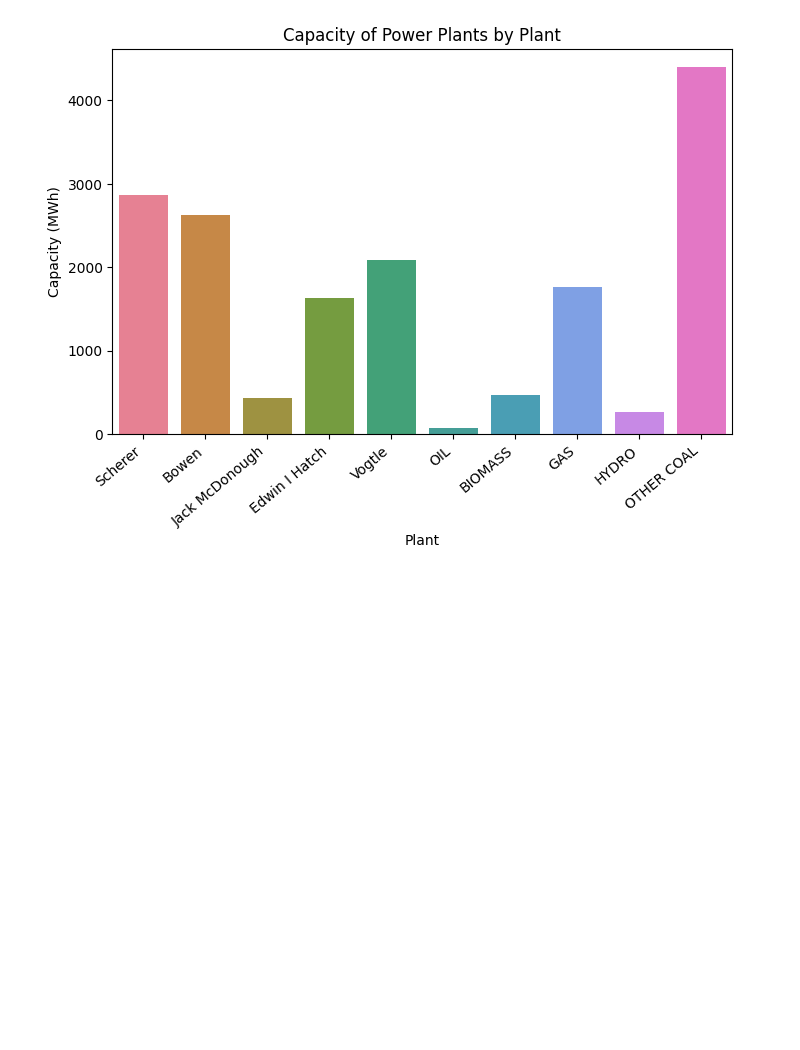
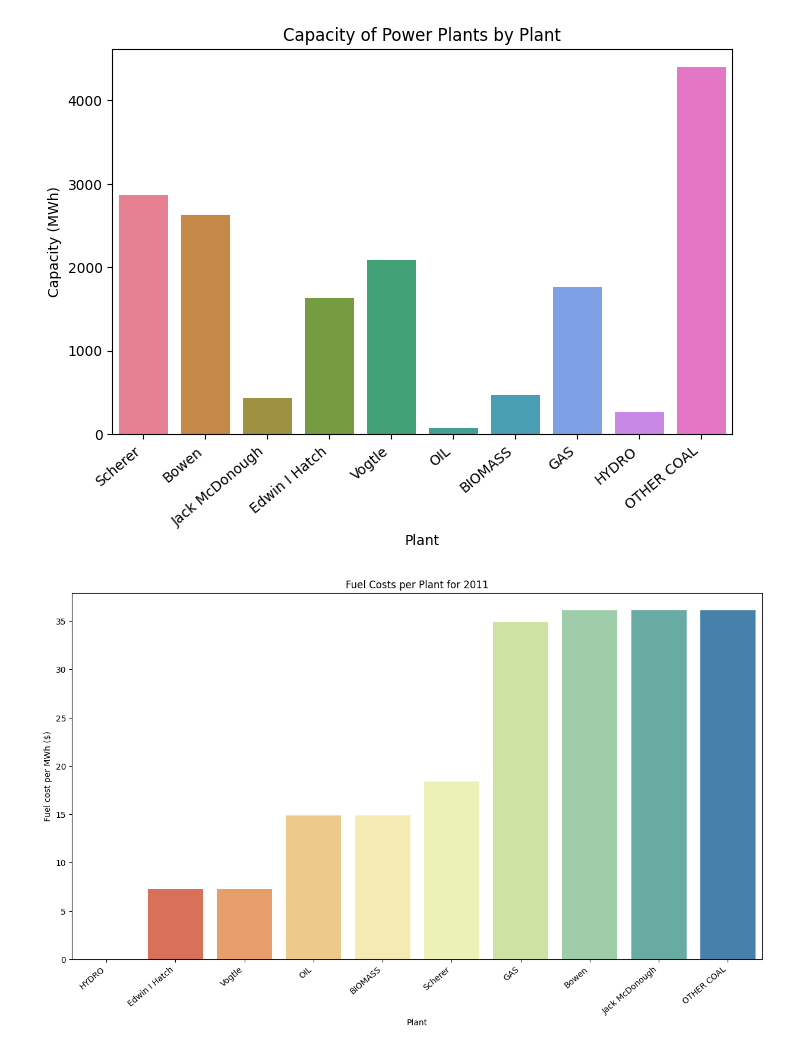
Before and after one commit to EthanFajnkuchen/generation-schedule-optimization, a Jupyter notebook: final_project.ipynb, the cells around one changed output. Drawn from its saved outputs; the diff is of its cells as text; code cells hidden in the pictures; blank space fills up the shorter version.

Commit message:
add fuel costs

```diff
--- a/final_project.ipynb
+++ b/final_project.ipynb
@@ -138,6 +138,7 @@ df_power_plant_infos
 P = set(df_power_plant_infos['Plant'].unique())
 type_power_plant = df_power_plant_infos.set_index('Plant').PlantType.to_dict()
 P_N = set([i for i in P if type_power_plant[i]=='NUCLEAR'])
+fuel_type = df_power_plant_infos.set_index('Plant').FuelType.to_dict()   # fuel type for each plant
 # %%
 df_type_power_plant = pd.DataFrame(list(type_power_plant.items()), columns=['Plant', 'PlantType'])
 
@@ -176,3 +177,37 @@ capacity_plot.set_title('Capacity of Power Plants by Plant')
 plt.show()
 # %% [output]
 [figure]
+# %%
+df_fuel_costs = pd.read_csv('./fuel_costs.csv')
+
+# read the fuel costs and transform it from fuel-type to plant-name
+f = {i: df_fuel_costs[df_fuel_costs['year']==2011].T.to_dict()[9][fuel_type[i]] for i in fuel_type} # dictionary of fuel cost for each plant
+
+# plot the fuel costs
+df_fuel_costs = pd.read_csv('./fuel_costs.csv')
+
+# Create a dictionary of fuel costs for each plant for the year 2011
+f = {i: df_fuel_costs[df_fuel_costs['year'] == 2011].T.to_dict()[9][fuel_type[i]] for i in fuel_type}
+
+# Sort the dictionary by fuel cost in ascending order
+sorted_f = dict(sorted(f.items(), key=lambda item: item[1]))
+
+# Plot the fuel costs
+fig, ax = plt.subplots(figsize=(15, 8))  # Adjust the figure size if needed
+fuelcost_plot = sns.barplot(
+    x=list(sorted_f.keys()),
+    y=[sorted_f[k] for k in sorted_f],
+    palette='Spectral'
+)
+
+# Rotate the x-axis labels for better readability
+fuelcost_plot.set_xticklabels(fuelcost_plot.get_xticklabels(), rotation=40, ha='right')
+
+# Set axis labels and title
+fuelcost_plot.set(xlabel='Plant', ylabel='Fuel cost per MWh ($)')
+fuelcost_plot.set_title('Fuel Costs per Plant for 2011')
+
+# Display the plot
+plt.show()
+# %% [output]
+[figure, added]
```
Also changed, not shown: parts of 1 cell of this notebook, 2 other files.
